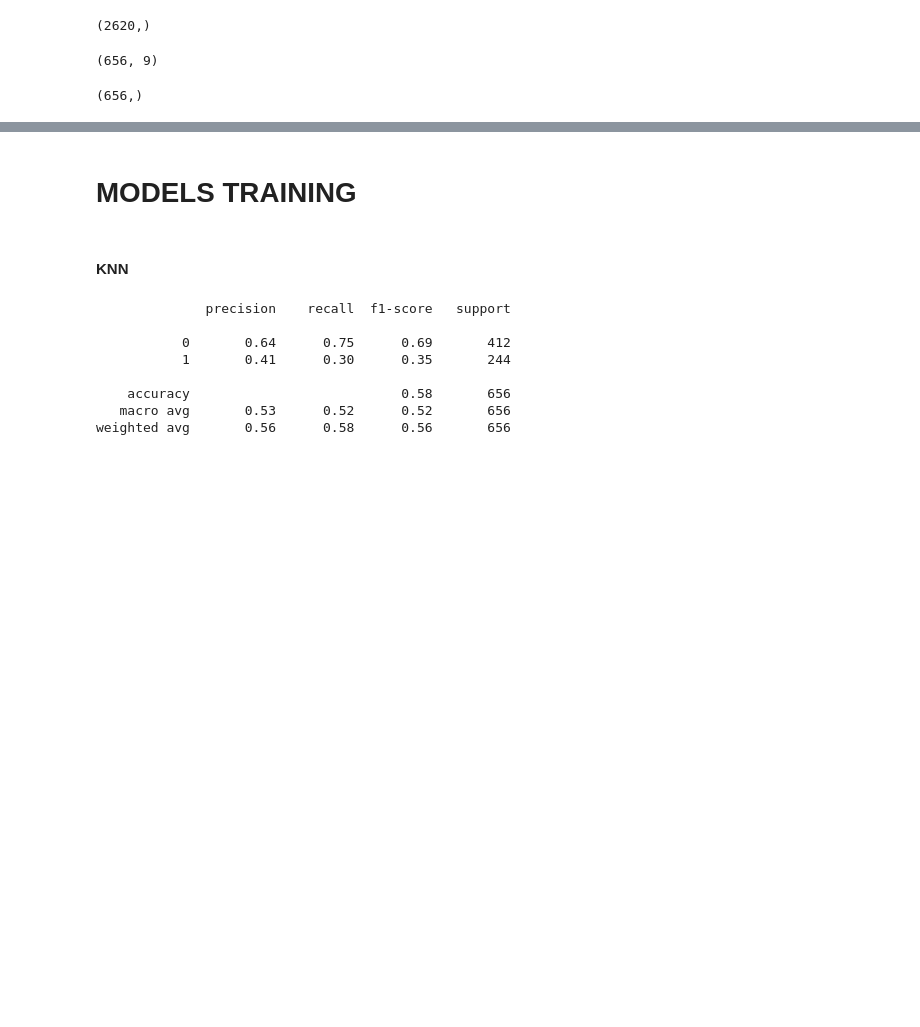
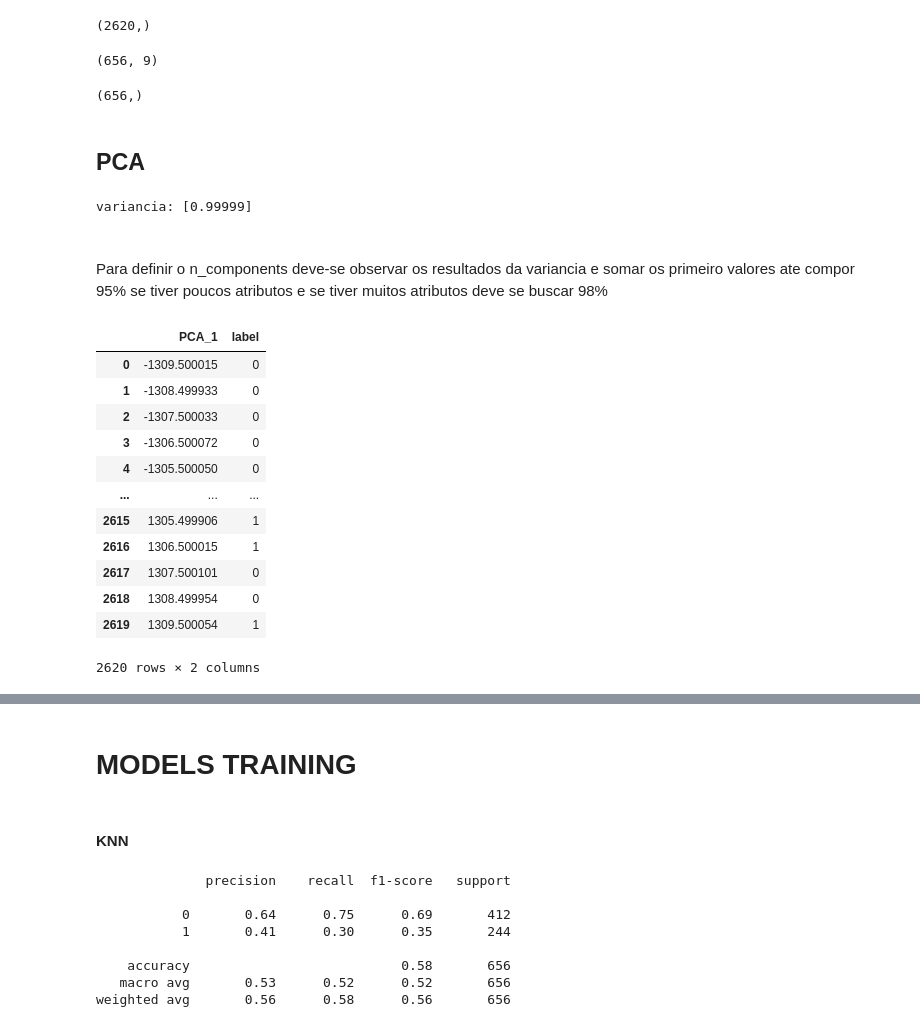
Before and after one commit to Gabriel-Meloo/classification, a Jupyter notebook: modelo_treino.ipynb, the cells around one changed output, grey strips where cells are left out. Saved outputs shown, nothing was run; the diff lists cells and outputs as text; code cells hidden in the pictures; blank space fills up the shorter version.

```diff
--- a/modelo_treino.ipynb
+++ b/modelo_treino.ipynb
@@ -26,3 +29,34 @@ y_test.shape
 # %% [output]
 (656, 9)
 (656,)
+# %% [markdown]
+## PCA
+# %%
+pca = PCA(n_components= 1)
+pca.fit(X = X_train, y = y_train)
+print("variancia:",np.round(pca.explained_variance_ratio_,5))
+X_train_pca = pca.transform(X = X_train)
+X_test_pca = pca.transform(X = X_test)
+# %% [output]
+variancia: [0.99999]
+# %% [markdown]
+###
+Para definir o n_components deve-se observar os resultados da variancia e somar os primeiro valores ate compor 95% se tiver poucos atributos e se tiver muitos atributos deve se buscar 98%
+# %%
+data_train_pca = pd.DataFrame(X_train_pca, columns=["PCA_1"])
+data_train_pca['label'] = y_train.to_list()
+data_train_pca
+# %% [output]
+|  | PCA_1 | label |
+| 0 | -1309.500015 | 0 |
+| 1 | -1308.499933 | 0 |
+| 2 | -1307.500033 | 0 |
+| 3 | -1306.500072 | 0 |
+| 4 | -1305.500050 | 0 |
+| ... | ... | ... |
+| 2615 | 1305.499906 | 1 |
+| 2616 | 1306.500015 | 1 |
+| 2617 | 1307.500101 | 0 |
+| 2618 | 1308.499954 | 0 |
+| 2619 | 1309.500054 | 1 |
+2620 rows × 2 columns
```
Also changed, not shown: parts of 18 cells of this notebook, 1 other file.
